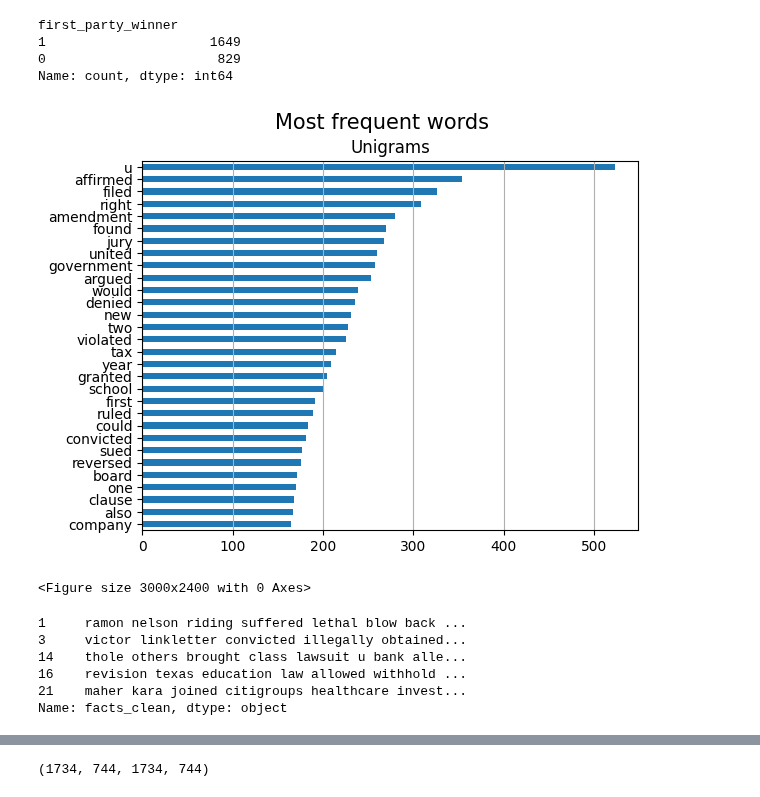
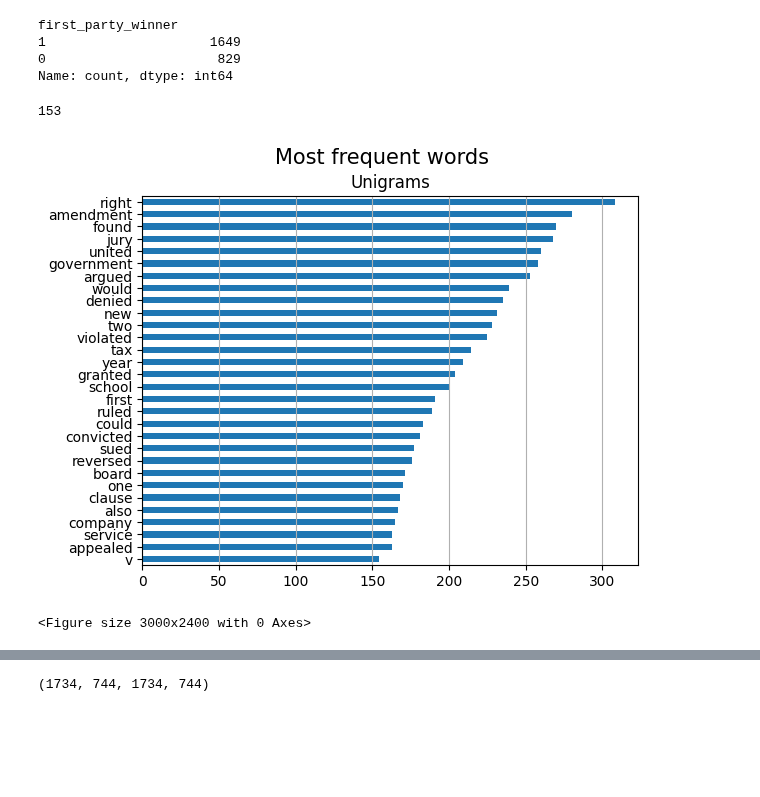
Before and after one commit to dlsco123/mtvsDacon, a Jupyter notebook: [mtvs]nic.ipynb, the cells around one changed output, grey strips where cells are left out. Drawn from its saved outputs; the diff is of its cells as text; code cells hidden in the pictures; blank space fills up the shorter version.

```diff
--- a/[mtvs]nic.ipynb
+++ b/[mtvs]nic.ipynb
@@ -150,7 +150,7 @@ def utils_preprocess_text(text, flg_stemm=False, flg_lemm=True, lst_stopwords=No
     return text
 # %%
 # 사용자 불용어 제작
-user_stopwords = set(["appeal","held","state","supreme","federal","circuit","district", "law", "court", "case", "plaintiff", "defendant",
+user_stopwords = set(["appeal","filed","affirmed","held","u","state","supreme","federal","circuit","district", "law", "court", "case", "plaintiff", "defendant",
                 "judge", "trial", "jurisdiction", "evidence", "witness", "proceeding",
                 "litigation", "party", "motion", "action", "suit", "claim", "issue",
                 "fact", "hearing", "judgment", "order", "allegation", "argument",
@@ -174,45 +174,46 @@ user_stopwords = set(["appeal","held","state","supreme","federal","circuit","dis
 # %%
 # NLTK가 제공 기본 불용어
 lst_stopwords = nltk.corpus.stopwords.words("english")
+# %%
+len(user_stopwords)
+# %% [output]
+153
 # %%
 df_nlp["facts_clean"] = df_nlp["facts"].apply(lambda x: utils_preprocess_text(x, flg_stemm=False, flg_lemm=True, lst_stopwords=lst_stopwords, user_stopwords=user_stopwords))
 df_nlp2 = df_nlp.join(df_target)
 def freq(n):
     corpus = df_nlp2[df_nlp2["first_party_winner"]== n]["facts_clean"]
     temp = corpus.str.cat(sep=" ")
     wdTmp = utils_preprocess_text(temp, flg_stemm=False, flg_lemm=True, lst_stopwords=lst_stopwords, user_stopwords=user_stopwords)
     lst_tokens = nltk.tokenize.word_tokenize(wdTmp)
     fig, ax = plt.subplots(1, 1)
     fig.suptitle("Most frequent words", fontsize=15)
     figure(figsize=(30, 24))
+
     ## unigrams
     dic_words_freq = nltk.FreqDist(lst_tokens)
     dtf_uni = pd.DataFrame(dic_words_freq.most_common(),
                         columns=["Word","Freq"])
     dtf_uni.set_index("Word").iloc[:30,:].sort_values(by="Freq").plot(
                         kind="barh", title="Unigrams", ax=ax,
                         legend=False).grid(axis='x')
 
     ax.set(ylabel=None)
     plt.show()
-    print(corpus.head())
+
+    # n회 미만 단어 제거
     newL = []
-    # n회 미만 단어 제거
-
-    for word, freK in dic_words_freq.most_common(50):
-        newL.append(word)
+    for word, freq in dic_words_freq.most_common():
+        if freq <= 2:
+            newL.append(word)
+    user_stopwords.update(newL)
 
     return newL
+
 lost = freq(0)
 # %% [output]
-[figure, old version]
+[figure, new version]
 <Figure size 3000x2400 with 0 Axes>
-1     ramon nelson riding suffered lethal blow back ...
-3     victor linkletter convicted illegally obtained...
-14    thole others brought class lawsuit u bank alle...
-16    revision texas education law allowed withhold ...
-21    maher kara joined citigroups healthcare invest...
-Name: facts_clean, dtype: object
 # %%
 won = freq(1)
 # %% [output]
```
Also changed, not shown: parts of 29 cells of this notebook.
